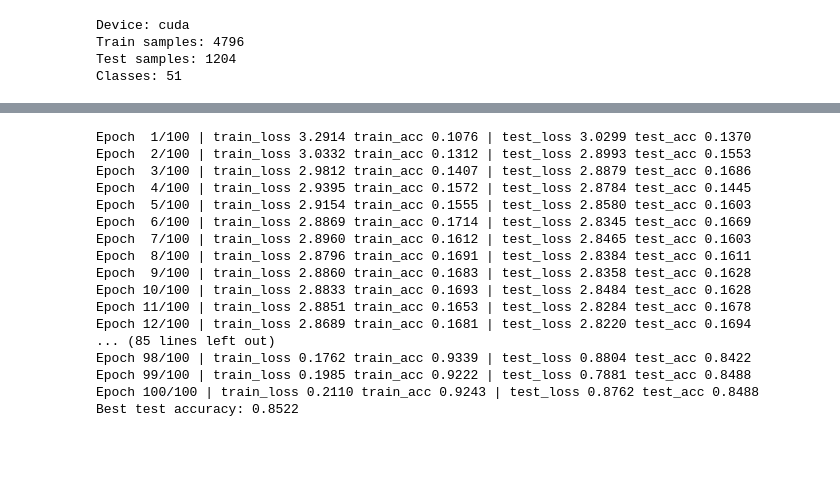
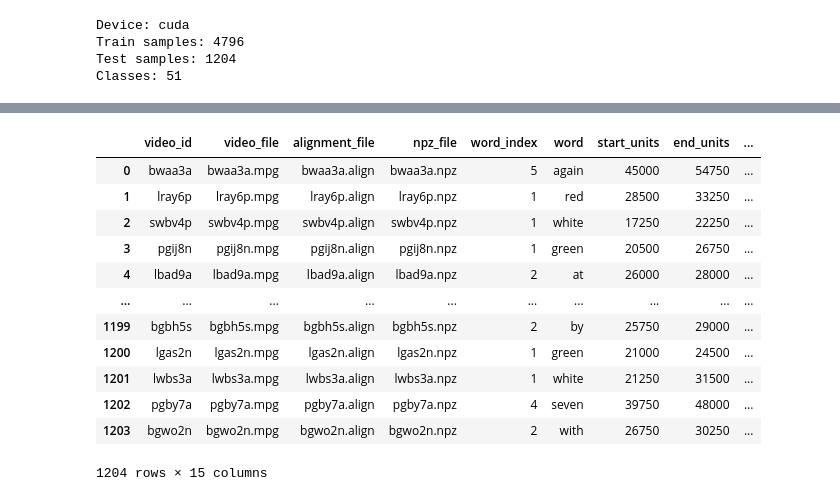
Before and after one commit to Tempesta-96/VisionSpeak, a Jupyter notebook: lipnet.ipynb, the cells around one changed output, grey strips where cells are left out. Saved outputs shown, nothing was run; the diff lists cells and outputs as text; code cells hidden in the pictures; blank space fills up the shorter version.

```diff
--- a/lipnet.ipynb
+++ b/lipnet.ipynb
@@ -225,59 +202,29 @@ Classes: 51
+# %%
+test_loader.dataset.dataframe
+# %% [output]
+|  | video_id | video_file | alignment_file | npz_file | word_index | word | start_units | end_units | ... |
+| 0 | bwaa3a | bwaa3a.mpg | bwaa3a.align | bwaa3a.npz | 5 | again | 45000 | 54750 | ... |
+| 1 | lray6p | lray6p.mpg | lray6p.align | lray6p.npz | 1 | red | 28500 | 33250 | ... |
+| 2 | swbv4p | swbv4p.mpg | swbv4p.align | swbv4p.npz | 1 | white | 17250 | 22250 | ... |
+| 3 | pgij8n | pgij8n.mpg | pgij8n.align | pgij8n.npz | 1 | green | 20500 | 26750 | ... |
+| 4 | lbad9a | lbad9a.mpg | lbad9a.align | lbad9a.npz | 2 | at | 26000 | 28000 | ... |
+| ... | ... | ... | ... | ... | ... | ... | ... | ... | ... |
+| 1199 | bgbh5s | bgbh5s.mpg | bgbh5s.align | bgbh5s.npz | 2 | by | 25750 | 29000 | ... |
+| 1200 | lgas2n | lgas2n.mpg | lgas2n.align | lgas2n.npz | 1 | green | 21000 | 24500 | ... |
+| 1201 | lwbs3a | lwbs3a.mpg | lwbs3a.align | lwbs3a.npz | 1 | white | 21250 | 31500 | ... |
+| 1202 | pgby7a | pgby7a.mpg | pgby7a.align | pgby7a.npz | 4 | seven | 39750 | 48000 | ... |
+| 1203 | bgwo2n | bgwo2n.mpg | bgwo2n.align | bgwo2n.npz | 2 | with | 26750 | 30250 | ... |
+1204 rows × 15 columns
 # %%
 from pathlib import Path
 
 import torch
 import torch.nn as nn
 
-from train import set_seed, train_one_epoch, evaluate
+from models.LBY.train import set_seed, train_one_epoch, evaluate
 
 set_seed(42)
 
 model = LipReadingClassifier(num_classes=num_classes).to(device)
 optimizer = torch.optim.Adam(model.parameters(), lr=1e-3)
 criterion = nn.CrossEntropyLoss()
-
-out_dir = Path('checkpoints')
-out_dir.mkdir(parents=True, exist_ok=True)
-
-epochs = 100
-best_accuracy = 0.0
-for epoch in range(1, epochs + 1):
-    train_loss, train_acc = train_one_epoch(
-        model, train_loader, optimizer, criterion, device
-    )
-    test_loss, test_acc = evaluate(model, test_loader, criterion, device)
-    print(
-        f'Epoch {epoch:2d}/{epochs} | '
-        f'train_loss {train_loss:.4f} train_acc {train_acc:.4f} | '
-        f'test_loss {test_loss:.4f} test_acc {test_acc:.4f}'
-    )
-
-    if test_acc > best_accuracy:
-        best_accuracy = test_acc
-        checkpoint = {
-            'epoch': epoch,
-            'model_state_dict': model.state_dict(),
-            'word_to_index': word_to_index,
-            'test_accuracy': test_acc,
-        }
-        torch.save(checkpoint, out_dir / 'best.pt')
-
-print(f'Best test accuracy: {best_accuracy:.4f}')
-# %% [output]
-Epoch  1/100 | train_loss 3.2914 train_acc 0.1076 | test_loss 3.0299 test_acc 0.1370
-Epoch  2/100 | train_loss 3.0332 train_acc 0.1312 | test_loss 2.8993 test_acc 0.1553
-Epoch  3/100 | train_loss 2.9812 train_acc 0.1407 | test_loss 2.8879 test_acc 0.1686
-Epoch  4/100 | train_loss 2.9395 train_acc 0.1572 | test_loss 2.8784 test_acc 0.1445
-Epoch  5/100 | train_loss 2.9154 train_acc 0.1555 | test_loss 2.8580 test_acc 0.1603
-Epoch  6/100 | train_loss 2.8869 train_acc 0.1714 | test_loss 2.8345 test_acc 0.1669
-Epoch  7/100 | train_loss 2.8960 train_acc 0.1612 | test_loss 2.8465 test_acc 0.1603
-Epoch  8/100 | train_loss 2.8796 train_acc 0.1691 | test_loss 2.8384 test_acc 0.1611
-Epoch  9/100 | train_loss 2.8860 train_acc 0.1683 | test_loss 2.8358 test_acc 0.1628
-Epoch 10/100 | train_loss 2.8833 train_acc 0.1693 | test_loss 2.8484 test_acc 0.1628
-Epoch 11/100 | train_loss 2.8851 train_acc 0.1653 | test_loss 2.8284 test_acc 0.1678
-Epoch 12/100 | train_loss 2.8689 train_acc 0.1681 | test_loss 2.8220 test_acc 0.1694
-... (85 lines left out)
-Epoch 98/100 | train_loss 0.1762 train_acc 0.9339 | test_loss 0.8804 test_acc 0.8422
-Epoch 99/100 | train_loss 0.1985 train_acc 0.9222 | test_loss 0.7881 test_acc 0.8488
-Epoch 100/100 | train_loss 0.2110 train_acc 0.9243 | test_loss 0.8762 test_acc 0.8488
-Best test accuracy: 0.8522
```
Also changed, not shown: parts of 17 cells of this notebook, 2 other files.
